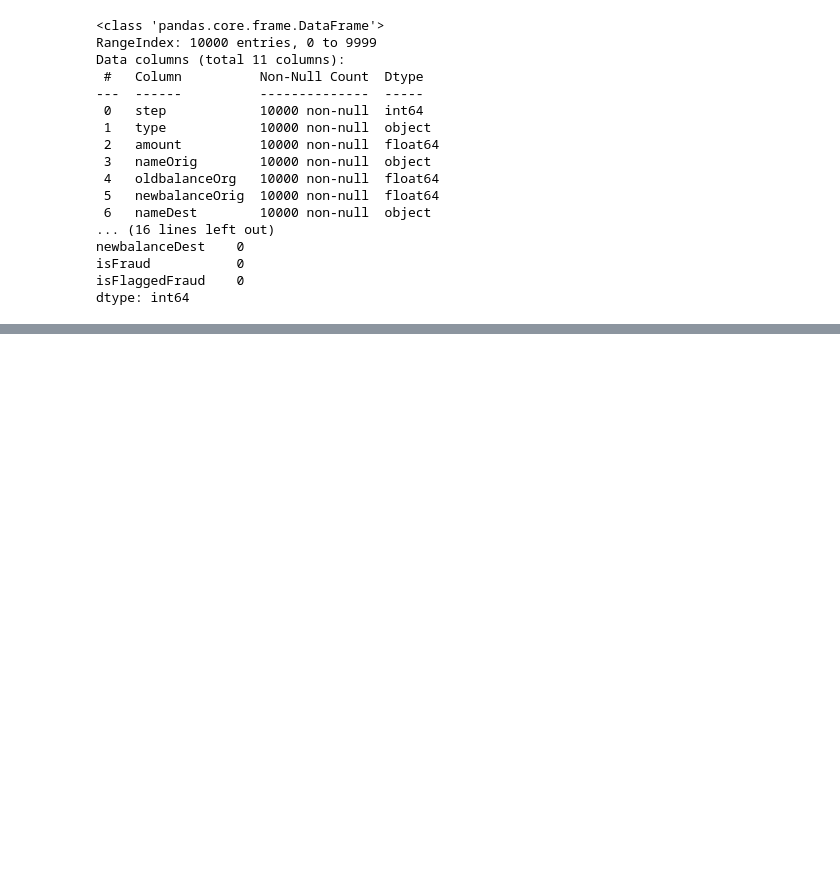
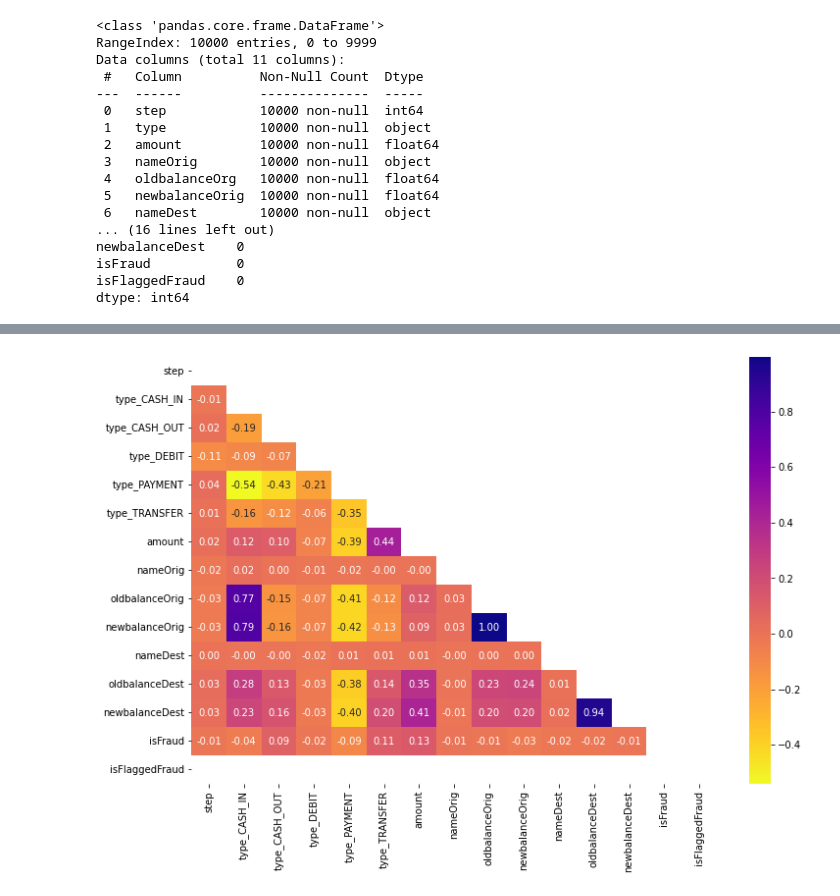
Before and after one commit to phobeiro/TERA-desafio-3, a Jupyter notebook: desafio-3.ipynb, the cells around one changed output, grey strips where cells are left out. Saved outputs shown, nothing was run; the diff lists cells and outputs as text; code cells hidden in the pictures; blank space fills up the shorter version.

```diff
--- a/desafio-3.ipynb
+++ b/desafio-3.ipynb
@@ -137,0 +122,27 @@ KeyboardInterrupt:
+# %%
+df = pd.get_dummies(df,
+                    columns=['type'],
+                    drop_first=False
+)
+
+# Reorganizando para facilitar a vida
+df = df[['step',
+        'type_CASH_IN',
+        'type_CASH_OUT',
+        'type_DEBIT',
+        'type_PAYMENT',
+        'type_TRANSFER',
+        'amount',
+        'nameOrig',
+        'oldbalanceOrig',
+        'newbalanceOrig',
+        'nameDest',
+        'oldbalanceDest',
+        'newbalanceDest',
+        'isFraud',
+        'isFlaggedFraud',
+    ]
+]
+
+pd.set_option('display.max_columns', 20)
+df.head()
@@ -137,0 +156,15 @@ KeyboardInterrupt:
+# %%
+sns.set_context(font_scale=1.9)
+plt.figure(figsize=(12,8))
+
+sns.heatmap(
+    df.corr(),
+    annot=True,
+    fmt='.2f',
+    cmap='plasma_r',
+    mask=np.triu(np.ones_like(df.corr()))
+)
+
+plt.show()
+# %% [output]
+[figure, added]
```
Also changed, not shown: parts of 10 cells of this notebook.
